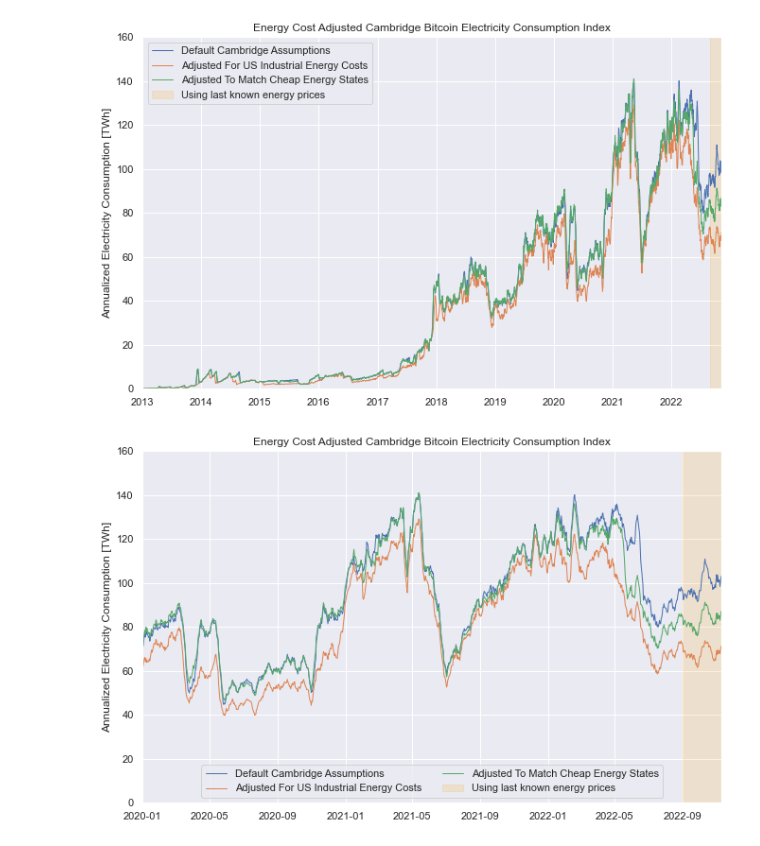
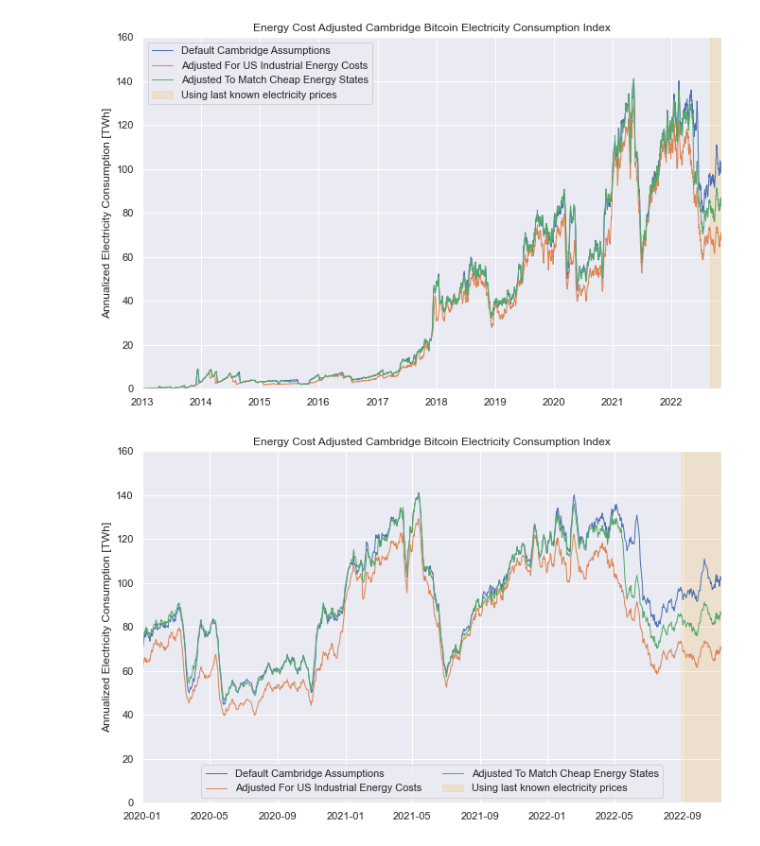
Before and after one commit to dataalways/energy-adjusted-cbeci, a Jupyter notebook: energy-adjusted-cbeci.ipynb, the cells around one changed output. Cells and saved outputs as stored; diff of their text form; code cells hidden in the pictures.

```diff
--- a/energy-adjusted-cbeci.ipynb
+++ b/energy-adjusted-cbeci.ipynb
@@ -1,18 +11,19 @@
 # %%
-import matplotlib.pyplot as plt
 import numpy as np
 import pandas as pd
+import matplotlib.pyplot as plt
 
 import seaborn as sns
 sns.set_theme(style="whitegrid")
 sns.set(
-    rc={"figure.figsize":(10, 6.5),
+    rc={
+        "figure.figsize":(10, 6.5),
         "figure.subplot.left":0.10,
         "figure.subplot.right":0.95,
         "figure.subplot.top":0.92,
-        }
-    )
+    }
+) # Standardized figure formatting
 
-# No interest in data before this date
 start_date = '2013-01-01'
+# First date of interest for the data
 # %%
@@ -56,11 +83,10 @@ df.head()
-# %%
-# Create zeroed columns that we can manipulate
-df['tracking'] = [0*x for x in df['0.01']]
-df['tracking-low'] = df['tracking']
 # %%
 # Interpolate using the energy price (and a low-cost version at 75% price)
 # from the energy price to the discrete values in the data set.
 
+"""
+Interpolate between the CBECI estimates based on the electricity input cost
+"""
 def calc_weighted(elec, indx):
     dist = elec % 1
     low = int(elec - dist + 0.1)
@@ -70,8 +96,8 @@ def calc_weighted(elec, indx):
     high_str = "{:.2f}".format(high/100)
     return df[low_str][indx]*(1-dist) + df[high_str][indx]*dist
 
-df['tracking'] = [calc_weighted(df['United States : industrial'][x], x) for x in np.arange(0, len(df))]
-df['tracking-low'] = [calc_weighted(df['United States : industrial'][x]*0.73, x) for x in np.arange(0, len(df))]
+df['energy-adjusted'] = [calc_weighted(df['United States : industrial'][x], x) for x in np.arange(0, len(df))]
+df['energy-adjusted-cheap'] = [calc_weighted(df['United States : industrial'][x]*0.73, x) for x in np.arange(0, len(df))]
 # %%
 # Plot the interpolated data
 
@@ -79,82 +105,93 @@ sns.lineplot(
         x=df['date'],
         y=df['0.05'],
         lw=1,
         label='Default Cambridge Assumptions'
 ) # The default Cambridge assumption is that energy costs are $0.05/kWh
 
 sns.lineplot(
         x=df['date'],
-        y=df['tracking'],
+        y=df['energy-adjusted'],
         lw=1,
         label='Adjusted For US Industrial Energy Costs'
 ) # Data representing if all hash-rate was US and cost industrial prices
 
 sns.lineplot(
         x=df['date'],
-        y=df['tracking-low'],
+        y=df['energy-adjusted-cheap'],
         lw=1,
         label='Adjusted To Match Cheap Energy States'
-)
+) # Data adjusted to broadly line up with historic CBECI estimates
 
 plt.axvspan(
         xmin=pd.to_datetime(df_source.columns[-1])+pd.Timedelta(30, 'd'),
-        #xmax=plt.gca().get_xlim()[1],
-        xmax=pd.to_datetime('2100-01-01'),
+        xmax=df['date'][len(df)-1],
         color='orange',
         alpha=0.15,
-        label='Using last known energy prices'
-)
+        label='Using last known electricity prices'
+) # Color the background for unknown electricity price data
 
 plt.title('Energy Cost Adjusted Cambridge Bitcoin Electricity Consumption Index')
 plt.ylabel('Annualized Electricity Consumption [TWh]')
 plt.xlabel('') # Intentionally blank
-plt.xlim([pd.to_datetime(start_date), pd.to_datetime('2022-11-10')])
+plt.xlim([pd.to_datetime(start_date), df['date'][len(df)-1]])
 plt.ylim([0, 160])
 plt.legend()
 
-plt.savefig(f'./tmp-figures/cbeci-adjusted.png', transparent=False, facecolor='w')
+plt.savefig(
+        f'./tmp-figures/cbeci-adjusted.png',
+        transparent=False,
+        facecolor='w'
+)
 plt.show()
 # %% [output]
-[figure, old version]
+[figure, new version]
 # %%
 sns.lineplot(
         x=df['date'],
         y=df['0.05'],
         lw=1,
         label='Default Cambridge Assumptions'
-)
+) # The default Cambridge assumption is that energy costs are $0.05/kWh
 
 sns.lineplot(
         x=df['date'],
-        y=df['tracking'],
+        y=df['energy-adjusted'],
         lw=1,
         label='Adjusted For US Industrial Energy Costs'
-)
+) # Data representing if all hash-rate was US and cost industrial prices
 
 sns.lineplot(
         x=df['date'],
-        y=df['tracking-low'],
+        y=df['energy-adjusted-cheap'],
         lw=1,
         label='Adjusted To Match Cheap Energy States'
-)
+) # Data adjusted to broadly line up with historic CBECI estimates
 
 plt.axvspan(
         xmin=pd.to_datetime(df_source.columns[-1])+pd.Timedelta(30, 'd'),
         xmax=df['date'][len(df)-1],
         color='orange',
         alpha=0.15,
-        label='Using last known energy prices'
-)
+        label='Using last known electricity prices'
+) # Color the background for unknown electricity price data
 
 plt.title('Energy Cost Adjusted Cambridge Bitcoin Electricity Consumption Index')
 plt.ylabel('Annualized Electricity Consumption [TWh]')
 plt.xlabel('') # Intentionally blank
-plt.xlim([pd.to_datetime('2020-01-01'), pd.to_datetime('2022-11-10')])
+plt.xlim([pd.to_datetime('2020-01-01'), df['date'][len(df)-1]])
 plt.ylim([0, 160])
-plt.legend(ncol=2, loc='lower center')
+plt.legend(
+        ncol=2,
+        loc='lower center'
+)
 
-plt.savefig(f'./tmp-figures/cbeci-adjusted-recent.png', transparent=False, facecolor='w')
+plt.savefig(
+        f'./tmp-figures/cbeci-adjusted-recent.png',
+        transparent=False,
+        facecolor='w'
+)
+
 plt.show()
 # %% [output]
-[figure, old version]
+[figure, new version]
 # %%
```
Also changed, not shown: parts of 6 cells of this notebook, 2 other files.
